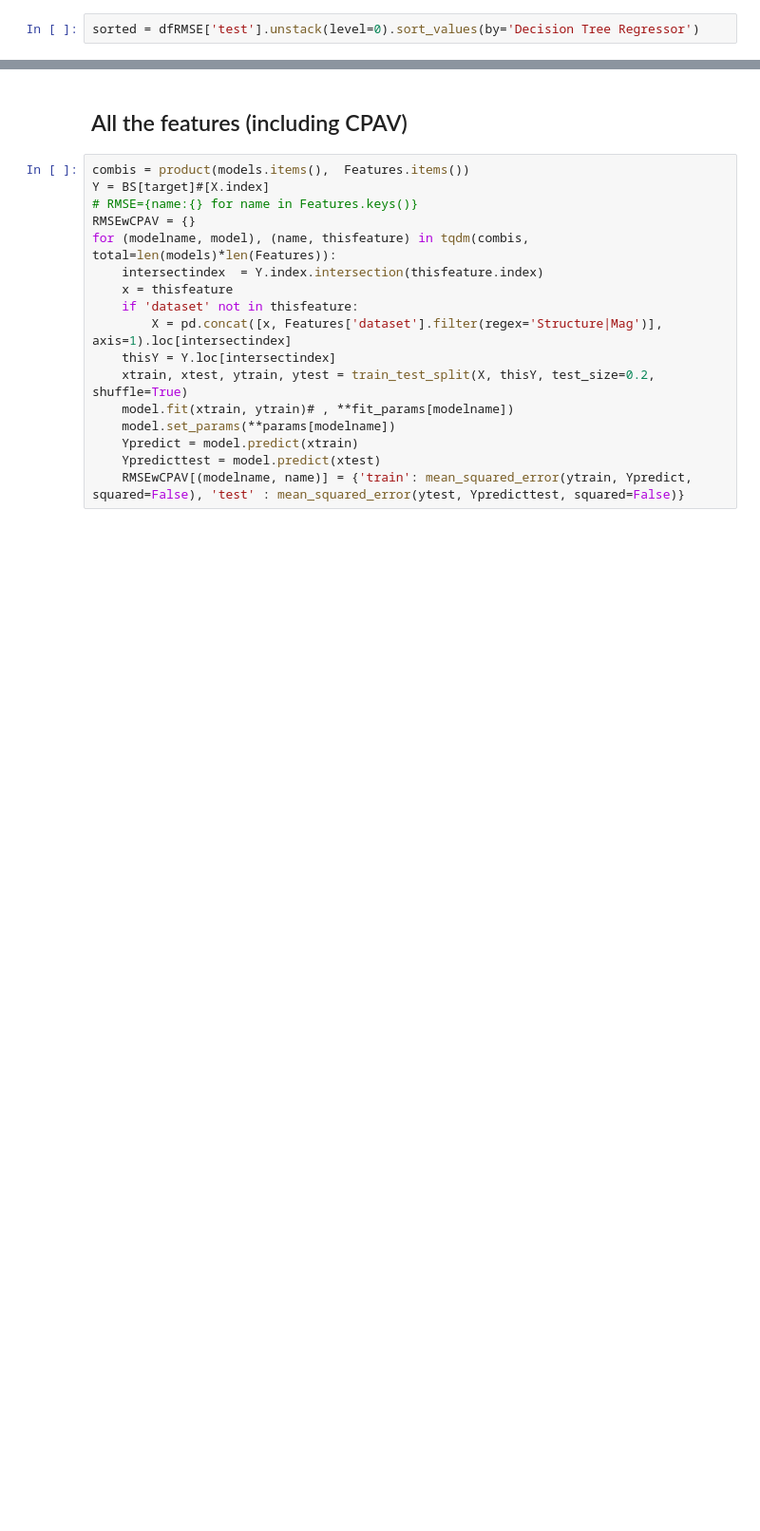
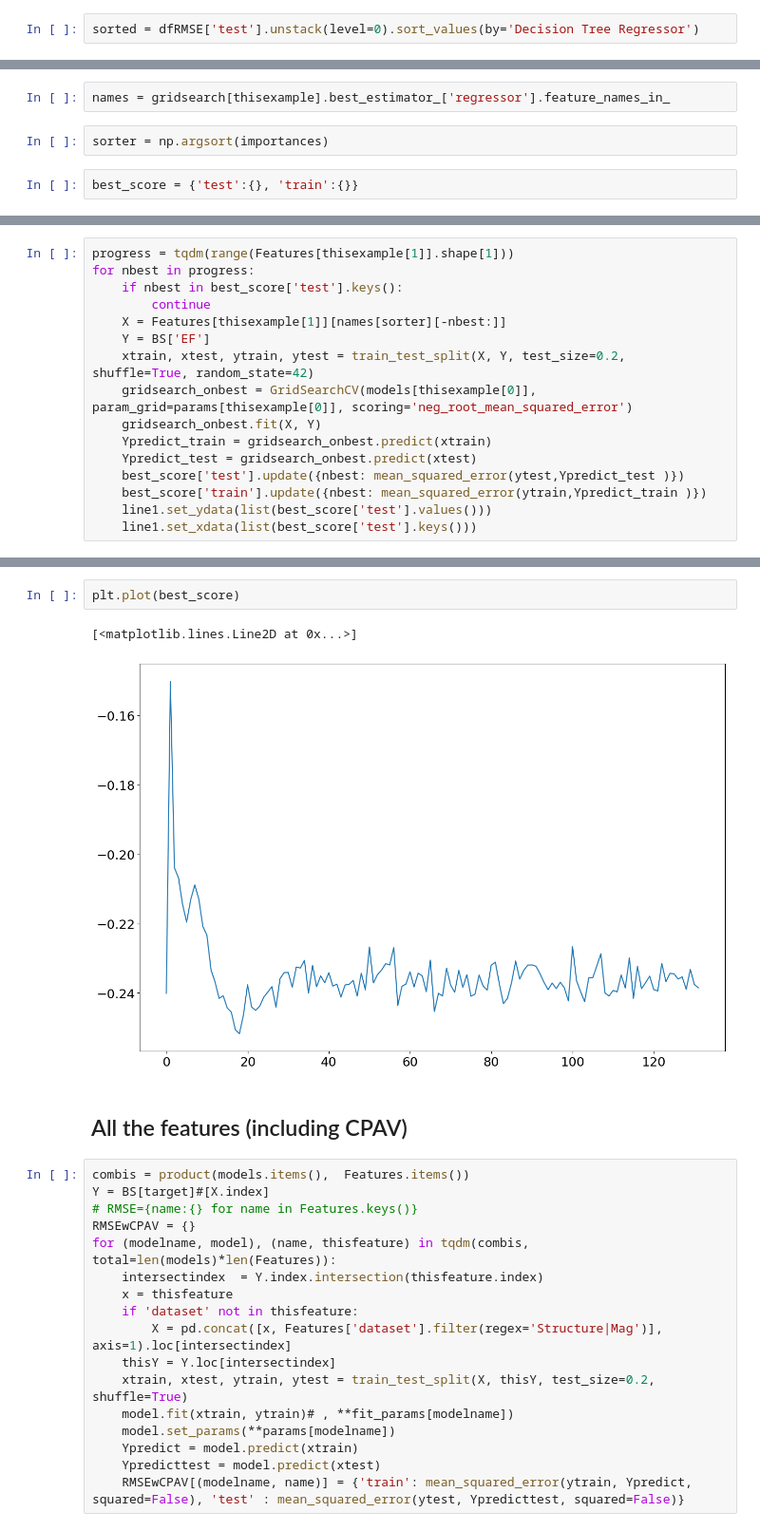
Before and after one commit to AIIMProject/MLFeMoTCPs, a Jupyter notebook: 07_MachineLearn.ipynb, the cells around one changed output, grey strips where cells are left out. Shown at 95% size. Drawn from its saved outputs; the diff is of its cells as text; blank space fills up the shorter version.

```diff
--- a/07_MachineLearn.ipynb
+++ b/07_MachineLearn.ipynb
@@ -245,0 +302,6 @@ Text(0, 0.5, 'RMSE @ test set')
+# %%
+names = gridsearch[thisexample].best_estimator_['regressor'].feature_names_in_
+# %%
+sorter = np.argsort(importances)
+# %%
+best_score = {'test':{}, 'train':{}}
@@ -245,0 +310,16 @@ Text(0, 0.5, 'RMSE @ test set')
+# %%
+progress = tqdm(range(Features[thisexample[1]].shape[1]))
+for nbest in progress:
+    if nbest in best_score['test'].keys():
+        continue
+    X = Features[thisexample[1]][names[sorter][-nbest:]]
+    Y = BS['EF']
+    xtrain, xtest, ytrain, ytest = train_test_split(X, Y, test_size=0.2, shuffle=True, random_state=42)
+    gridsearch_onbest = GridSearchCV(models[thisexample[0]], param_grid=params[thisexample[0]], scoring='neg_root_mean_squared_error')
+    gridsearch_onbest.fit(X, Y)
+    Ypredict_train = gridsearch_onbest.predict(xtrain)
+    Ypredict_test = gridsearch_onbest.predict(xtest)
+    best_score['test'].update({nbest: mean_squared_error(ytest,Ypredict_test )})
+    best_score['train'].update({nbest: mean_squared_error(ytrain,Ypredict_train )})
+    line1.set_ydata(list(best_score['test'].values()))
+    line1.set_xdata(list(best_score['test'].keys()))
@@ -246,3 +391,8 @@ Text(0, 0.5, 'RMSE @ test set')
+# %%
+plt.plot(best_score)
+# %% [output]
+[<matplotlib.lines.Line2D at 0x...>]
+[figure, added]
 # %% [markdown]
 ## All the features (including CPAV)
 # %%
```
Also changed, not shown: parts of 29 cells of this notebook, 1 other file.
